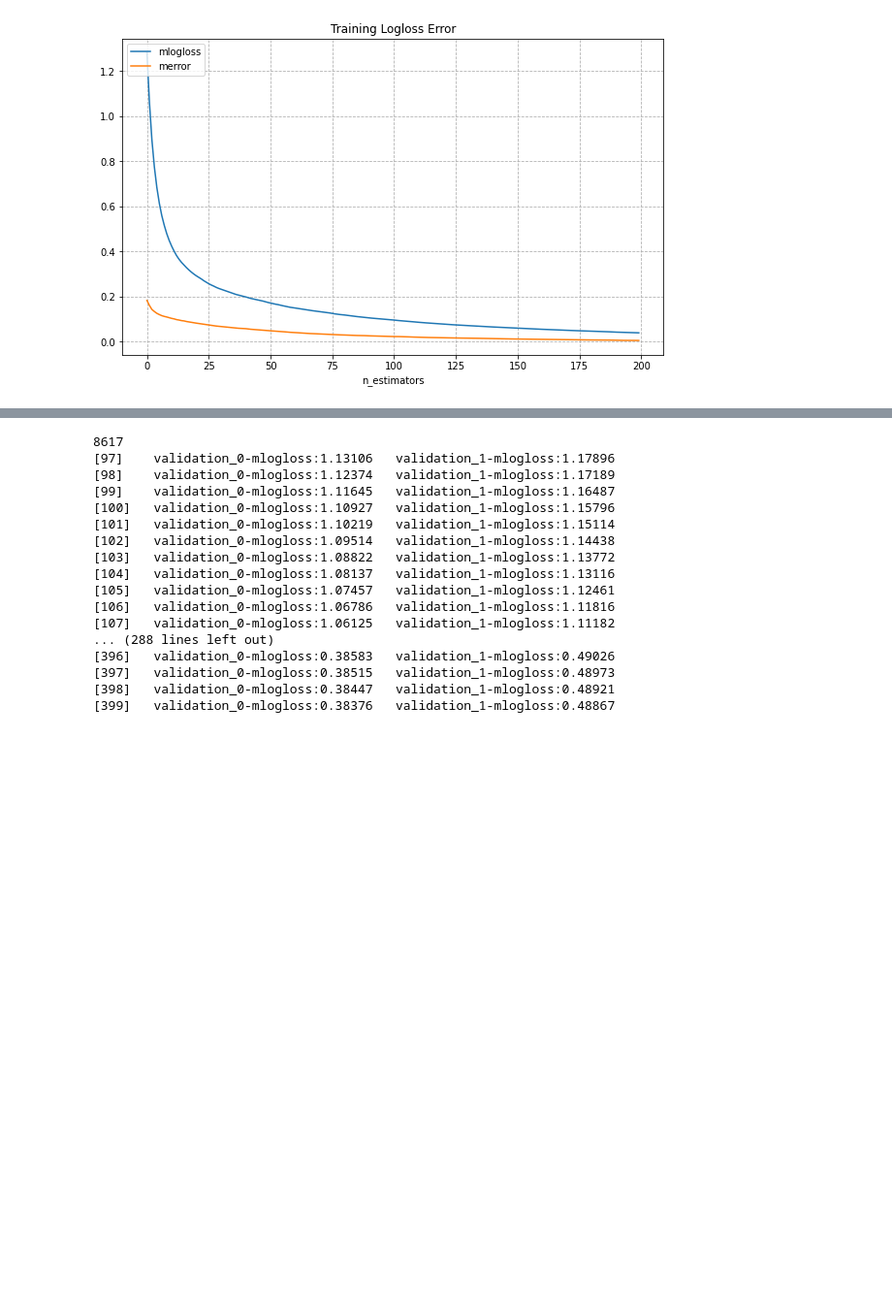
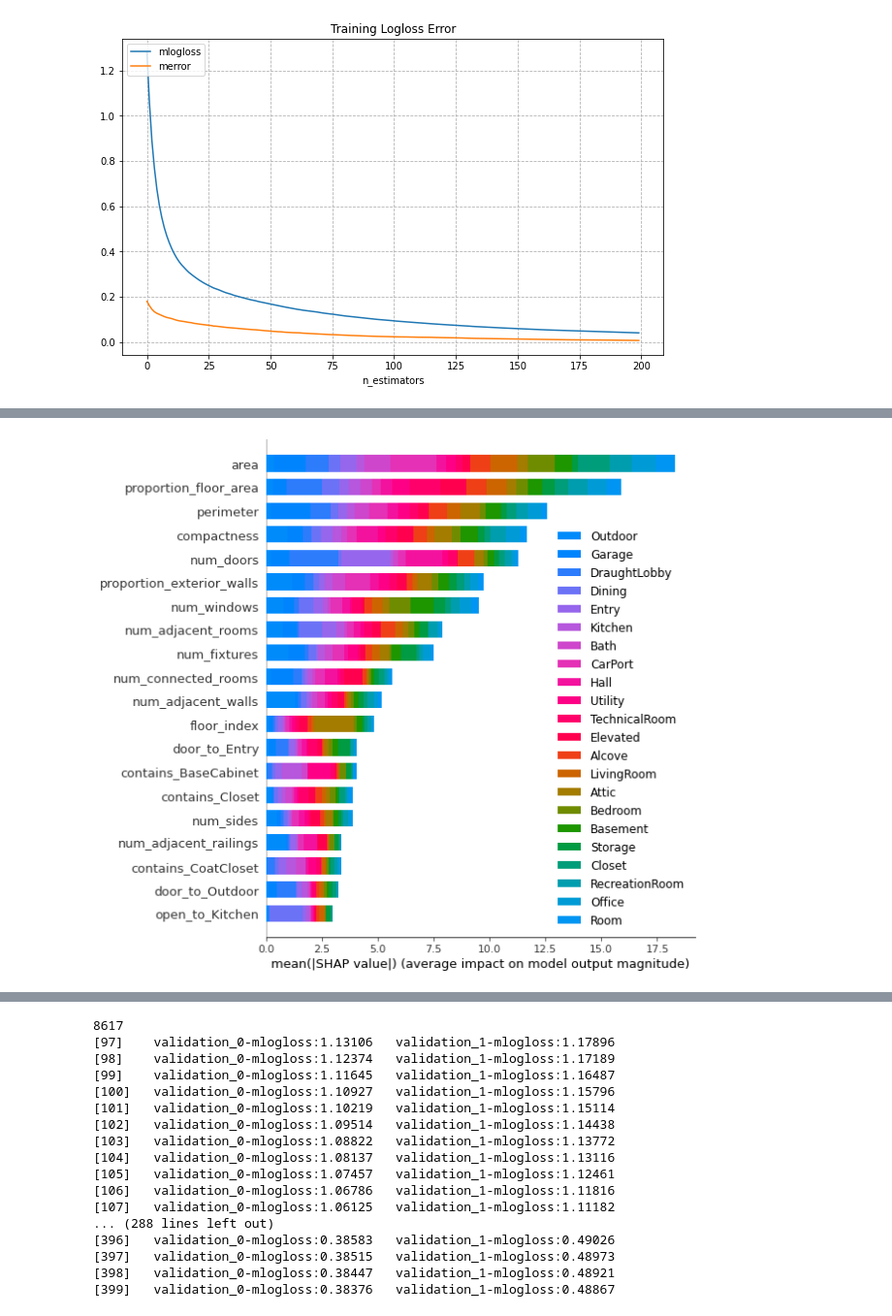
Before and after one commit to cltarchitecture/2021-spring-studio-lab, a Jupyter notebook: Machine Learning/XGB_Final.ipynb, the cells around one changed output, grey strips where cells are left out. Shown at 97% size. Cells and saved outputs as stored; diff of their text form; code cells hidden in the pictures; blank space fills up the shorter version.

```diff
--- a/Machine Learning/XGB_Final.ipynb
+++ b/Machine Learning/XGB_Final.ipynb
@@ -329,0 +352,5 @@ print(classification_report(y_test,y_pred))
+# %%
+shap_values = shap.TreeExplainer(xgb).shap_values(X_train_train)
+shap.summary_plot(shap_values, X_train_train, plot_type="bar",class_names=xgb.classes_, title='XGBoost Feature Importance')
+# %% [output]
+[figure, added]
```
Also changed, not shown: parts of 17 cells of this notebook, 5 other files.
